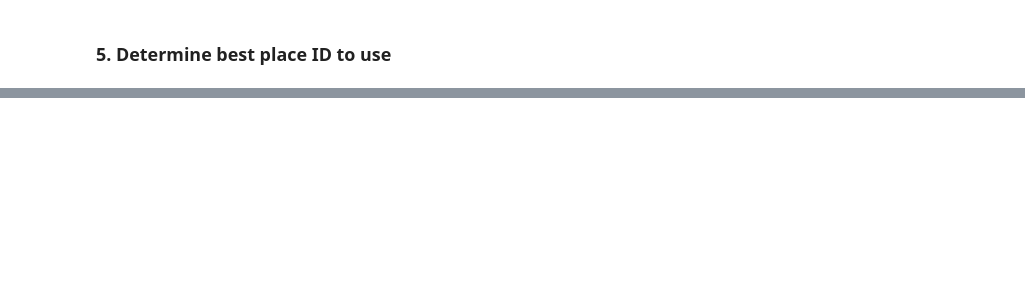
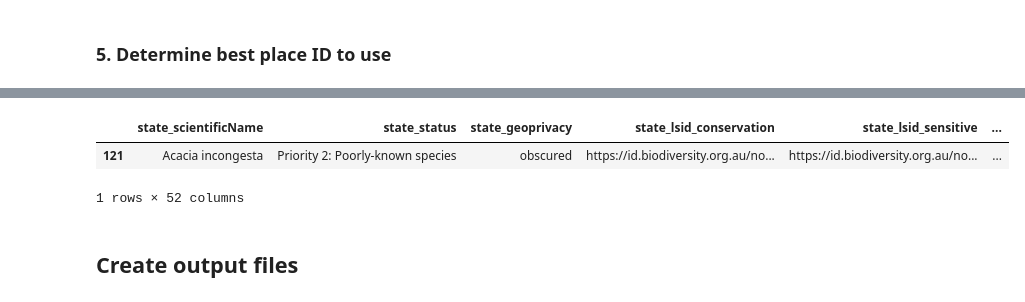
Before and after one commit to AtlasOfLivingAustralia/inaturalist-statuses, a Jupyter notebook: notebooks/wa.ipynb, the cells around one changed output, grey strips where cells are left out. Cells and saved outputs as stored; diff of their text form; code cells hidden in the pictures; blank space fills up the shorter version.

```diff
--- a/notebooks/wa.ipynb
+++ b/notebooks/wa.ipynb
@@ -523,0 +219,34 @@ statsdf
+# %%
+# prepare the export fields, common to New template and Update template
+mergedstatuses = statelist.merge(inatstatuses,how="outer",left_on='state_scientificName',right_on='inat_scientificName')
+
+# add extra fields
+# add some extra fields
+mergedstatuses['place_id'] = str(place_id)
+mergedstatuses['username'] = 'peggydnew'
+mergedstatuses['description'] = "Listed - refer to  https://www.dpaw.wa.gov.au/plants-and-animals/threatened-species-and-communities"
+mergedstatuses['state_lsid_conservation'].fillna(mergedstatuses['state_lsid_sensitive'])
+mergedstatuses['state_url'] = "https://bie.ala.org.au/species/" + mergedstatuses['state_lsid_conservation']
+mergedstatuses['state_iucn_equivalent'] = mergedstatuses['state_status'].map(iucnStatusMappings)
+#mergedstatuses['state_status'] = mergedstatuses['state_status'].fillna('Sensitive')
+#mergedstatuses['state_geoprivacy'] = mergedstatuses['state_geoprivacy'].fillna('open')
+mergedstatuses['inat_taxon_id'] = mergedstatuses['inat_taxon_id_y'].fillna(mergedstatuses['inat_taxon_id_x'])
+mergedstatuses['inat_scientificName'] = mergedstatuses['inat_scientificName'].fillna(mergedstatuses['inat_taxon_name'])
+
+
+# UPDATE: inat status and state status both exist
+# REMOVE: inat status exists, state status does not
+# ADD: state status exists, inat status does not (matching taxon)
+# NO MATCH: state status exists, inat taxa not found
+mergedstatuses['action'] = 'na'
+mergedstatuses.loc[mergedstatuses['inat_id'].notnull() & mergedstatuses['state_scientificName'].notnull(), 'action'] = "UPDATE"
+mergedstatuses.loc[mergedstatuses['inat_id'].notnull() & mergedstatuses['state_scientificName'].isnull(), 'action'] = "REMOVE"
+mergedstatuses.loc[mergedstatuses['inat_id'].isnull() & mergedstatuses['inat_taxon_id'].notnull(), 'action'] = "ADD"
+mergedstatuses.loc[mergedstatuses['inat_id'].isnull() & mergedstatuses['inat_taxon_id'].isnull(), 'action'] = "NO MATCH"
+
+# only update those with different values
+mergedstatuses['action'] = mergedstatuses.apply(lambda x: "NO CHANGE" if (x['action'] == "UPDATE") & ((x['state_status'] == x['inat_status']) & (x['state_geoprivacy'] == x['inat_geoprivacy'] ) & (x['state_geoprivacy'] == x['inat_geoprivacy']) & (x['state_iucn_equivalent'] == x['inat_iucn'])) else x['action'], axis=1)
+
+# display
+mergedstatusesprintfriendly = mergedstatuses[['action','inat_id','inat_taxon_id','state_scientificName','inat_scientificName', 'state_status','inat_status','state_geoprivacy','inat_geoprivacy','state_iucn_equivalent','inat_iucn','state_authority','inat_authority','state_url','inat_url','inat_description','inat_place_display_name','inat_current_synonymous_taxon_ids']]
+mergedstatuses.groupby('action').size()
@@ -523,0 +261,8 @@ statsdf
+# %%
+mergedstatuses[mergedstatuses['state_scientificName'] == 'Acacia incongesta']
+# %% [output]
+|  | state_scientificName | state_status | state_geoprivacy | state_lsid_conservation | state_lsid_sensitive | ... |
+| 121 | Acacia incongesta | Priority 2: Poorly-known species | obscured | https://id.biodiversity.org.au/no... | https://id.biodiversity.org.au/no... | ... |
+1 rows × 52 columns
+# %% [markdown]
+## Create output files
```
Also changed, not shown: parts of 50 cells of this notebook.
